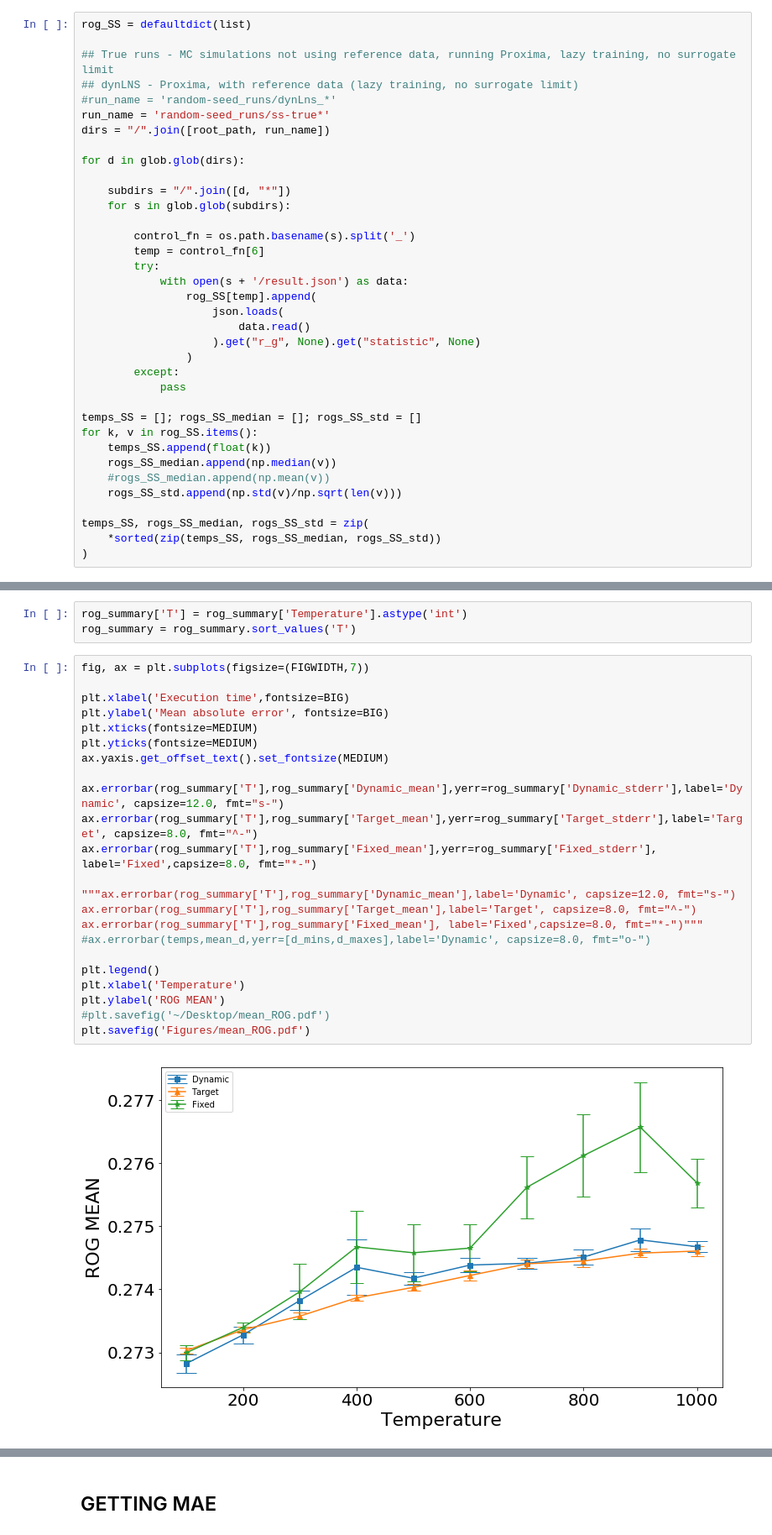
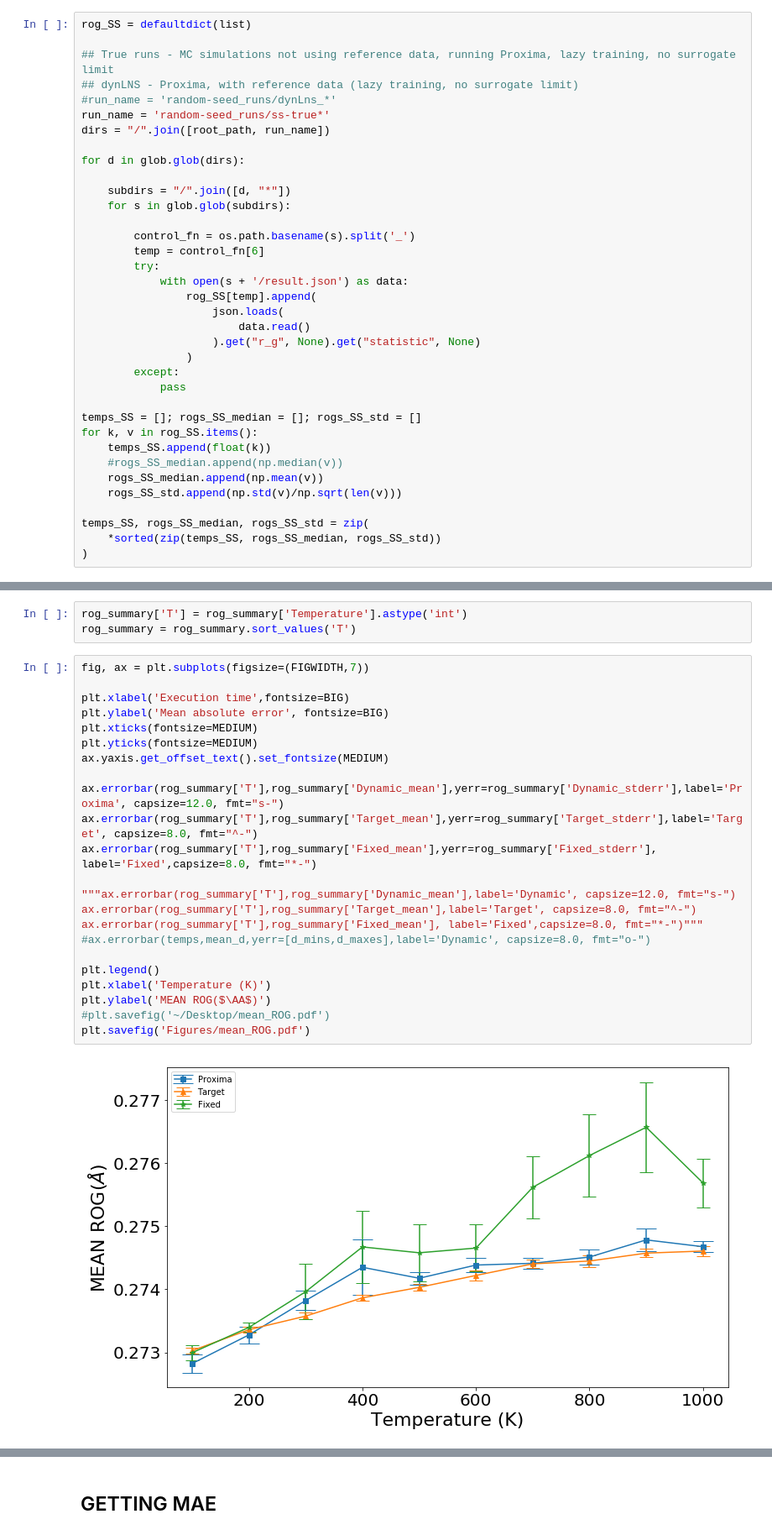
Before and after one commit to YulianaGomez/proxima_analysis, a Jupyter notebook: notebooks/ROG_results.ipynb, the cells around one changed output, grey strips where cells are left out. Shown at 84% size. Drawn from its saved outputs; the diff is of its cells as text.

```diff
--- a/notebooks/ROG_results.ipynb
+++ b/notebooks/ROG_results.ipynb
@@ -184,8 +184,8 @@ for d in glob.glob(dirs):
 temps_SS = []; rogs_SS_median = []; rogs_SS_std = []
 for k, v in rog_SS.items():
     temps_SS.append(float(k))
-    rogs_SS_median.append(np.median(v))
-    #rogs_SS_median.append(np.mean(v))
+    #rogs_SS_median.append(np.median(v))
+    rogs_SS_median.append(np.mean(v))
     rogs_SS_std.append(np.std(v)/np.sqrt(len(v)))
 
 temps_SS, rogs_SS_median, rogs_SS_std = zip(
@@ -578,25 +629,25 @@ rog_summary = rog_summary.sort_values('T')
 # %%
 fig, ax = plt.subplots(figsize=(FIGWIDTH,7))
 
 plt.xlabel('Execution time',fontsize=BIG)
 plt.ylabel('Mean absolute error', fontsize=BIG)
 plt.xticks(fontsize=MEDIUM)
 plt.yticks(fontsize=MEDIUM)
 ax.yaxis.get_offset_text().set_fontsize(MEDIUM)
 
-ax.errorbar(rog_summary['T'],rog_summary['Dynamic_mean'],yerr=rog_summary['Dynamic_stderr'],label='Dynamic', capsize=12.0, fmt="s-")
+ax.errorbar(rog_summary['T'],rog_summary['Dynamic_mean'],yerr=rog_summary['Dynamic_stderr'],label='Proxima', capsize=12.0, fmt="s-")
 ax.errorbar(rog_summary['T'],rog_summary['Target_mean'],yerr=rog_summary['Target_stderr'],label='Target', capsize=8.0, fmt="^-")
 ax.errorbar(rog_summary['T'],rog_summary['Fixed_mean'],yerr=rog_summary['Fixed_stderr'], label='Fixed',capsize=8.0, fmt="*-")
 
 """ax.errorbar(rog_summary['T'],rog_summary['Dynamic_mean'],label='Dynamic', capsize=12.0, fmt="s-")
 ax.errorbar(rog_summary['T'],rog_summary['Target_mean'],label='Target', capsize=8.0, fmt="^-")
 ax.errorbar(rog_summary['T'],rog_summary['Fixed_mean'], label='Fixed',capsize=8.0, fmt="*-")"""
 #ax.errorbar(temps,mean_d,yerr=[d_mins,d_maxes],label='Dynamic', capsize=8.0, fmt="o-")
 
 plt.legend()
-plt.xlabel('Temperature')
-plt.ylabel('ROG MEAN')
+plt.xlabel('Temperature (K)')
+plt.ylabel('MEAN ROG($\AA$)')
 #plt.savefig('~/Desktop/mean_ROG.pdf')
 plt.savefig('Figures/mean_ROG.pdf')
 # %% [output]
-[figure, old version]
+[figure, new version]
```
Also changed, not shown: parts of 24 cells of this notebook.
